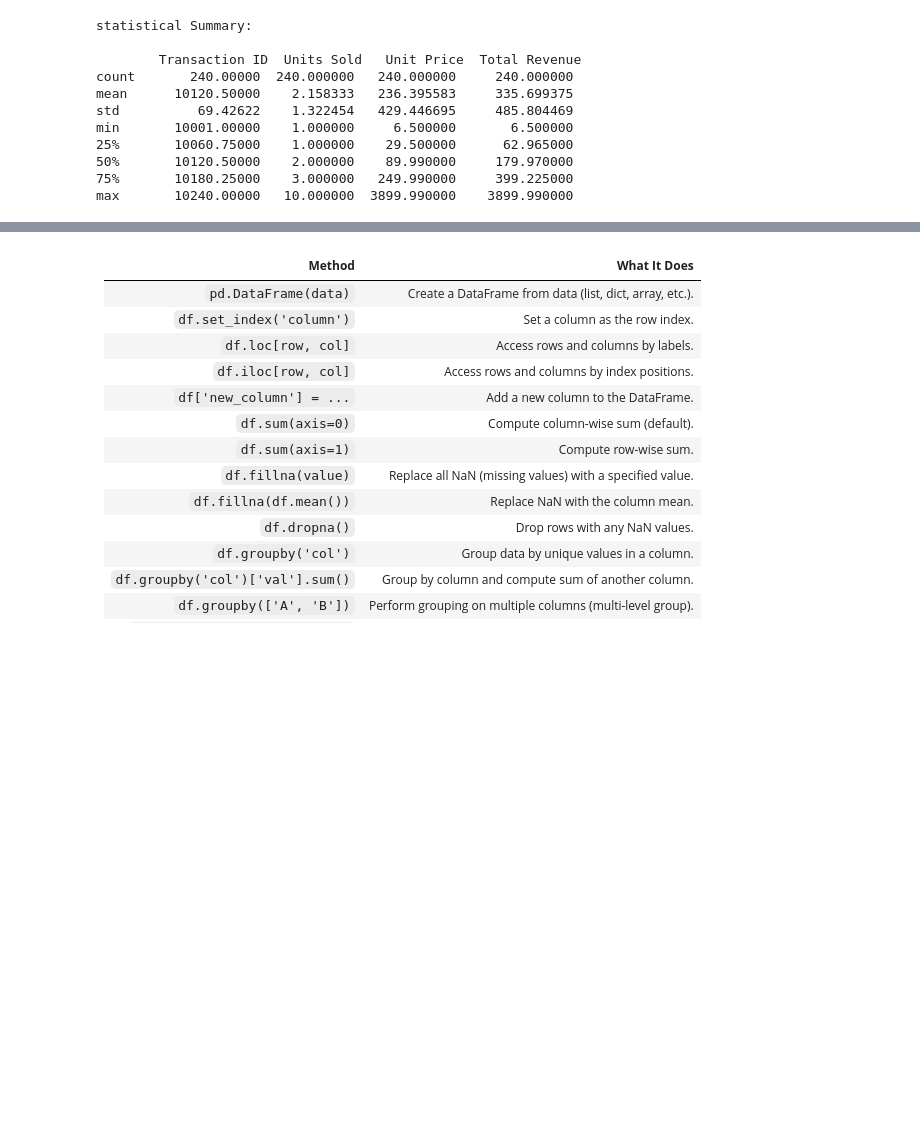
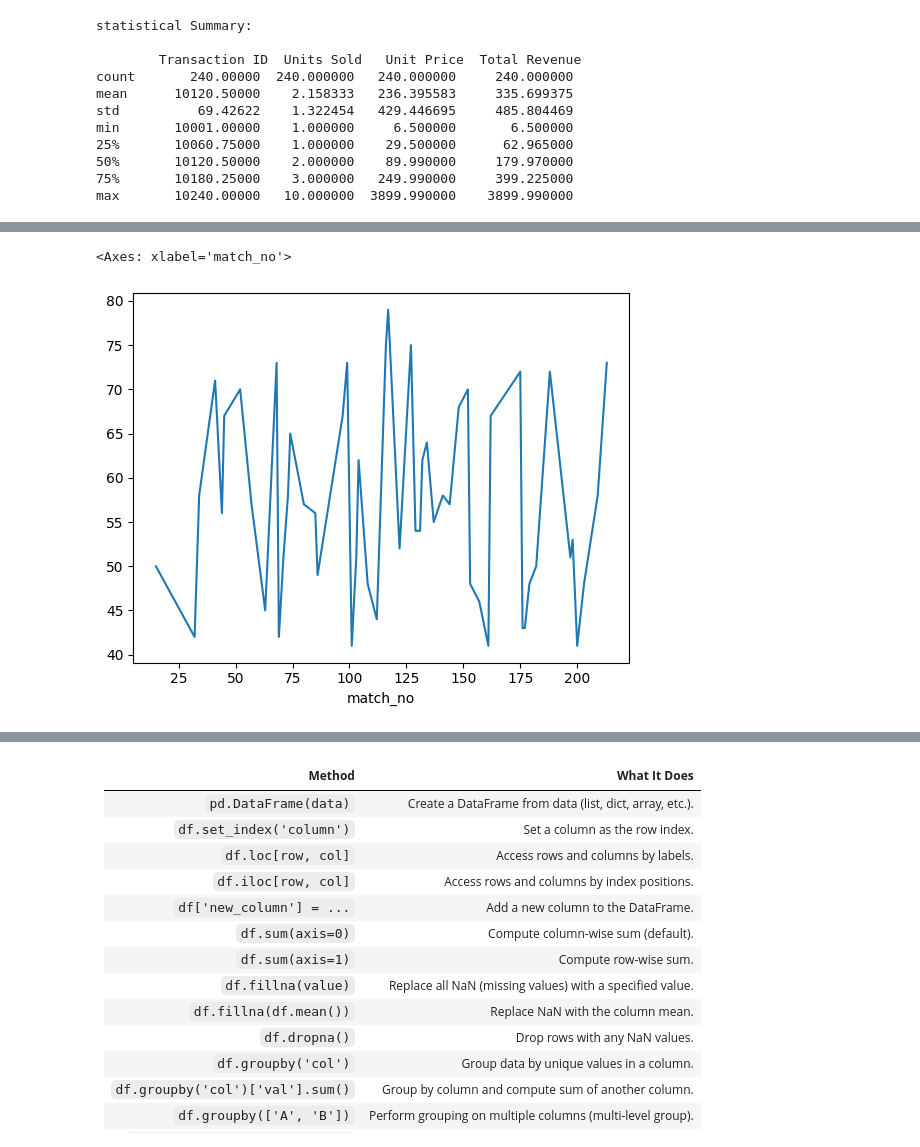
Before and after one commit to Susovan88/Python_ML_DS, a Jupyter notebook: Data Analysis With Python/pandas.ipynb, the cells around one changed output, grey strips where cells are left out. Drawn from its saved outputs; the diff is of its cells as text; code cells hidden in the pictures; blank space fills up the shorter version.

```diff
--- a/Data Analysis With Python/pandas.ipynb
+++ b/Data Analysis With Python/pandas.ipynb
@@ -388,0 +424,3 @@ max       10240.00000   10.000000  3899.990000    3899.990000
+# %%
+vk=pd.read_csv('kohli_ipl.csv',index_col='match_no')['runs']
+vk.head(6)
@@ -388,0 +673,5 @@ max       10240.00000   10.000000  3899.990000    3899.990000
+# %%
+import sys
+print(sys.getsizeof(vk))
+vk=vk.astype('int16')   ## type change
+print(sys.getsizeof(vk))
@@ -388,0 +909,5 @@ max       10240.00000   10.000000  3899.990000    3899.990000
+# %%
+vk[vk.between(40,79)].plot()
+# %% [output]
+<Axes: xlabel='match_no'>
+[figure, added]
```
Also changed, not shown: parts of 51 cells of this notebook, 3 other files.
